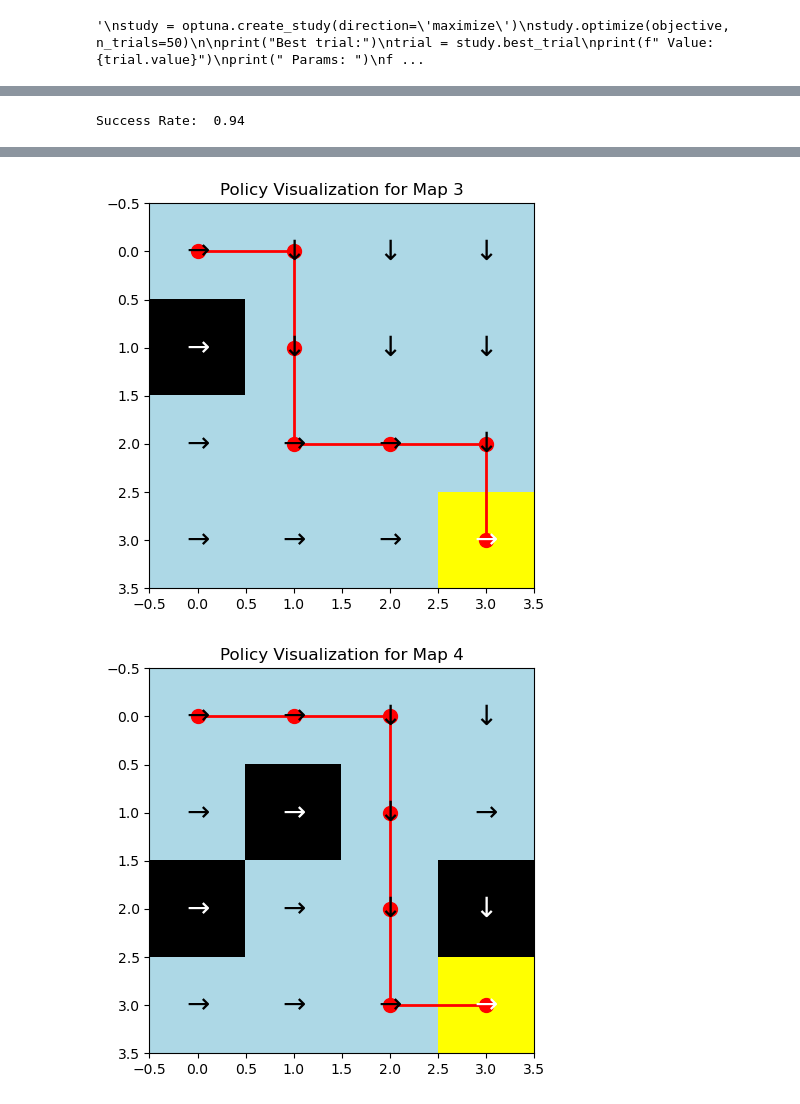
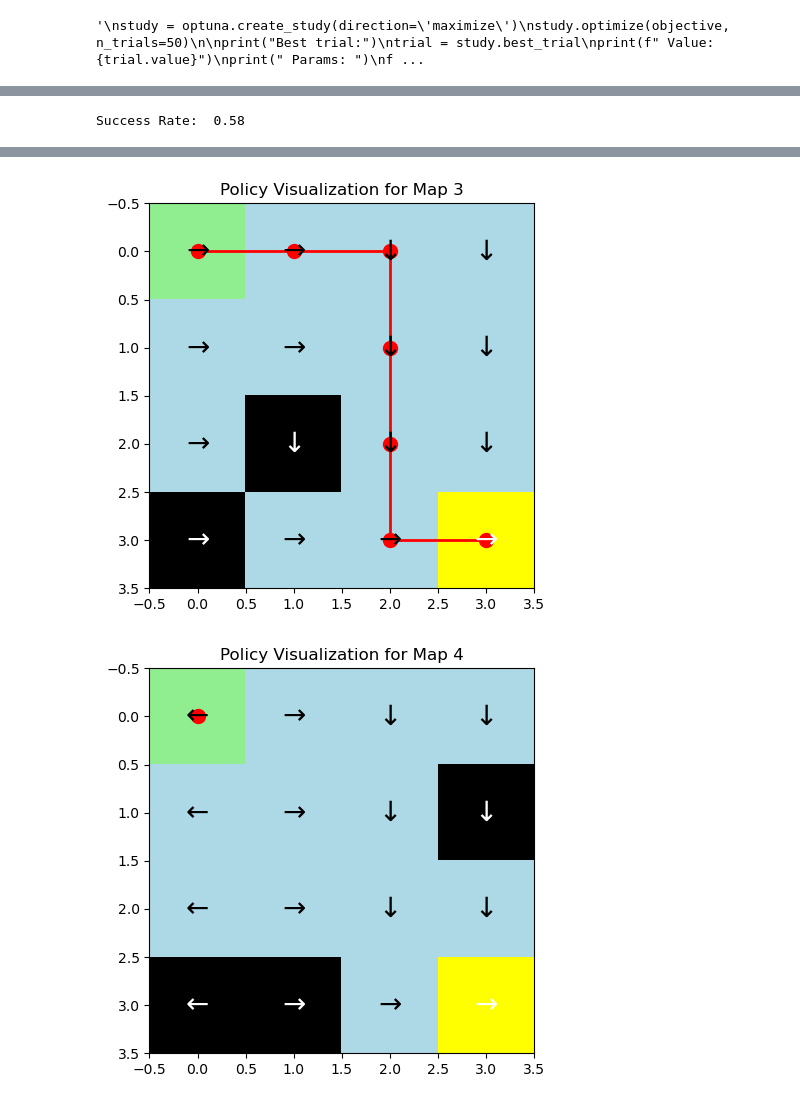
Before and after one commit to Looyyd/PytorchPractice, a Jupyter notebook: notebooks/ice_agent.ipynb, the cells around one changed output, grey strips where cells are left out. Cells and saved outputs as stored; diff of their text form; code cells hidden in the pictures.

```diff
--- a/notebooks/ice_agent.ipynb
+++ b/notebooks/ice_agent.ipynb
@@ -116,7 +130,7 @@ def create_vectorized_environments(env_name, n_envs, random_map, is_slippery):
     return envs
 
 # Training Function
-def train_model(model, optimizer, loss_fn, gamma, epsilon_start, epsilon_decay, num_episodes, device, n_states, random_map=False, is_slippery=False, hole_reward=-1, forward_step_reward=0, visited_step_reward=0, in_place_reward=0):
+def train_model(model, optimizer, loss_fn, gamma, epsilon_start, epsilon_decay, num_episodes, device, n_states, random_map=False, is_slippery=False, hole_reward=0, forward_step_reward=0, visited_step_reward=0, in_place_reward=0):
     n_envs = 8
     max_steps = 4 * 4 * 4 # 4x the number of states seems like a reasonable upper bound
     epsilon = epsilon_start
@@ -165,7 +179,7 @@ def train_model(model, optimizer, loss_fn, gamma, epsilon_start, epsilon_decay,
             # Iterate over each environment to select actions
             actions = []
             for i, (q_values, env) in enumerate(zip(q_values_batch, ongoing_envs)):
-                visited_states[ongoing_indices[i]] .add(states[ongoing_indices[i]])
+                visited_states[ongoing_indices[i]].add(states[ongoing_indices[i]])
 
                 if random.random() < epsilon:
                     action = env.action_space.sample()
@@ -356,10 +370,10 @@ for key, value in trial.params.items():
 # Hyperparameters
 learning_rate = 0.0001
 gamma = 0.99
-epsilon = 0
-epsilon_decay = 0.9
+epsilon = 0#0.8
+epsilon_decay = 0.999
 weight_decay = 1e-5
-dropout_p = 0.3
+dropout_p = 0.5
 # %%
 random_map = True
 is_slippery = False
@@ -415,14 +433,14 @@ num_eval_episodes = 200
 success_rate = evaluate_model(model, num_eval_episodes, device, n_states, batch_size=10, is_slippery=is_slippery, random_map=random_map)
 print("Success Rate: ", success_rate)
 # %% [output]
-Success Rate:  0.94
+Success Rate:  0.58
 # %%
+numerical_color_map = {'S': 1, 'F': 0, 'H': 3, 'G': 2}
 def visualize_policy_on_random_maps(model, device, n_maps=5, n_states=16, is_slippery=False):
     for map_idx in range(n_maps):
         env = gym.make('FrozenLake-v1', desc=generate_random_map(size=4), is_slippery=is_slippery)
         desc = env.desc.astype(str)
 
-        numerical_color_map = {'S': 2, 'F': 1, 'H': 0, 'G': 3}
         numerical_grid_colors = np.vectorize(numerical_color_map.get)(desc)
 
         state_tensors = [preprocess_state(state, env.desc).to(device) for state in range(n_states)]
@@ -434,7 +452,7 @@ def visualize_policy_on_random_maps(model, device, n_maps=5, n_states=16, is_sli
         policy_grid = policy_symbols.reshape(env.desc.shape)
 
         plt.figure(figsize=(5, 5))
-        cmap = ListedColormap(['black', 'lightblue', 'lightblue', 'yellow'])
+        cmap = ListedColormap(['lightblue', 'lightgreen', 'yellow', 'black'])
         plt.imshow(numerical_grid_colors, cmap=cmap, interpolation='nearest')
 
         # New: Trace the path
@@ -449,6 +467,8 @@ def visualize_policy_on_random_maps(model, device, n_maps=5, n_states=16, is_sli
             elif action == '→': j += 1
             elif action == '↑': i -= 1
             elif action == '↓': i += 1
+            i = min(max(i, 0), desc.shape[0] - 1)  # Ensuring the agent doesn't go out of bounds
+            j = min(max(j, 0), desc.shape[1] - 1)
             if (i, j) in zip(path_y, path_x):
                 break
             path_x.append(j)
@@ -469,5 +489,5 @@ def visualize_policy_on_random_maps(model, device, n_maps=5, n_states=16, is_sli
         plt.show()
 
 
-visualize_policy_on_random_maps(model, device, n_maps=5, is_slippery=is_slippery)
+visualize_policy_on_random_maps(model, device, n_maps=10, is_slippery=is_slippery)
 # %% [output]
@@ -476,2 +496,2 @@ visualize_policy_on_random_maps(model, device, n_maps=5, is_slippery=is_slippery
-[figure, old version]
+[figure, new version]
-[figure, old version]
+[figure, new version]
```
Also changed, not shown: parts of 5 cells of this notebook.
